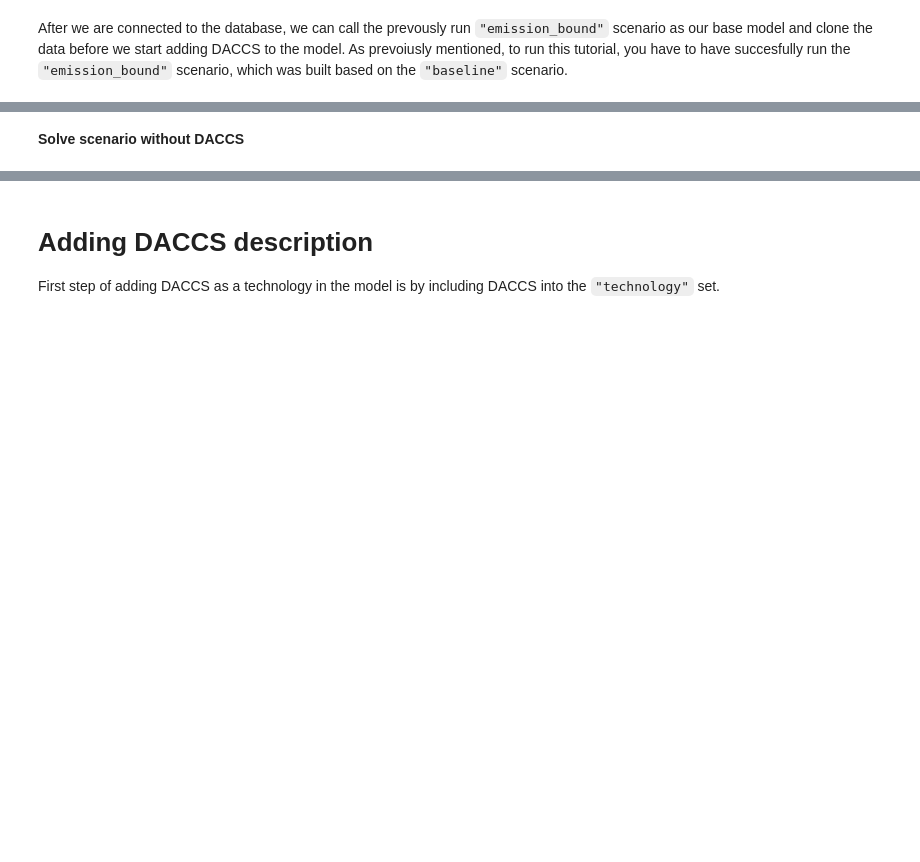
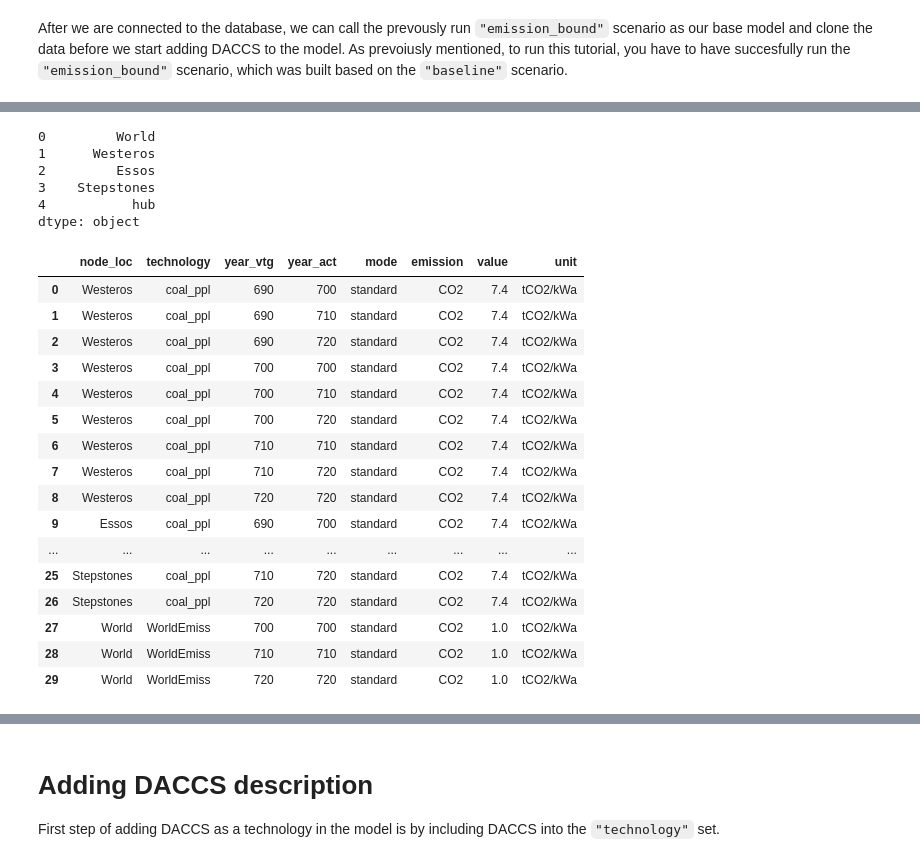
Before and after one commit to ywpratama/message_ix, a Jupyter notebook: tutorial/westeros/tutorial_add_dac/westeros_multinode_emissions_bounds_daccs.ipynb, the cells around one changed output, grey strips where cells are left out. Cells and saved outputs as stored; diff of their text form; code cells hidden in the pictures; blank space fills up the shorter version.

```diff
--- a/tutorial/westeros/tutorial_add_dac/westeros_multinode_emissions_bounds_daccs.ipynb
+++ b/tutorial/westeros/tutorial_add_dac/westeros_multinode_emissions_bounds_daccs.ipynb
@@ -114,2 +46,0 @@ scenario.add_par(
-# %% [markdown]
-**Solve scenario without DACCS**
@@ -123,0 +47,9 @@ print('Objective value: ', scenario.var("OBJ")["lvl"])
+# %%
+regions
+# %% [output]
+0         World
+1      Westeros
+2         Essos
+3    Stepstones
+4           hub
+dtype: object
@@ -123,0 +65,60 @@ print('Objective value: ', scenario.var("OBJ")["lvl"])
+# %%
+# add emission factor
+# First we introduce the emission of CO2 and the emission category GHG
+scenario.add_set("emission", "CO2")
+scenario.add_cat("emission", "GHG", "CO2")
+
+# Then we add new units to the model library (needed only once)
+mp.add_unit("tCO2/kWa")
+mp.add_unit("MtCO2")
+
+model_years = sorted(list(set(act_years)))
+
+# Last we add CO2 emissions to the coal powerplant
+for reg in regions:
+    if reg not in ["World","hub"]:
+        emission_factor = make_df(
+            "emission_factor",
+            node_loc=reg,
+            year_vtg=vintage_years,
+            year_act=act_years,
+            mode="standard",
+            unit="tCO2/kWa",
+            technology="coal_ppl",
+            emission="CO2",
+            value=7.4,
+        )
+        scenario.add_par("emission_factor", emission_factor)
+
+# Last we add CO2 emissions to the WorldEmiss
+emission_factor = make_df(
+    "emission_factor",
+    node_loc="World",
+    year_vtg=model_years,
+    year_act=model_years,
+    mode="standard",
+    unit="tCO2/kWa",
+    technology="WorldEmiss",
+    emission="CO2",
+    value=1,
+)
+scenario.add_par("emission_factor", emission_factor)
+scenario.par("emission_factor")
+# %% [output]
+|  | node_loc | technology | year_vtg | year_act | mode | emission | value | unit |
+| 0 | Westeros | coal_ppl | 690 | 700 | standard | CO2 | 7.4 | tCO2/kWa |
+| 1 | Westeros | coal_ppl | 690 | 710 | standard | CO2 | 7.4 | tCO2/kWa |
+| 2 | Westeros | coal_ppl | 690 | 720 | standard | CO2 | 7.4 | tCO2/kWa |
+| 3 | Westeros | coal_ppl | 700 | 700 | standard | CO2 | 7.4 | tCO2/kWa |
+| 4 | Westeros | coal_ppl | 700 | 710 | standard | CO2 | 7.4 | tCO2/kWa |
+| 5 | Westeros | coal_ppl | 700 | 720 | standard | CO2 | 7.4 | tCO2/kWa |
+| 6 | Westeros | coal_ppl | 710 | 710 | standard | CO2 | 7.4 | tCO2/kWa |
+| 7 | Westeros | coal_ppl | 710 | 720 | standard | CO2 | 7.4 | tCO2/kWa |
+| 8 | Westeros | coal_ppl | 720 | 720 | standard | CO2 | 7.4 | tCO2/kWa |
+| 9 | Essos | coal_ppl | 690 | 700 | standard | CO2 | 7.4 | tCO2/kWa |
+| ... | ... | ... | ... | ... | ... | ... | ... | ... |
+| 25 | Stepstones | coal_ppl | 710 | 720 | standard | CO2 | 7.4 | tCO2/kWa |
+| 26 | Stepstones | coal_ppl | 720 | 720 | standard | CO2 | 7.4 | tCO2/kWa |
+| 27 | World | WorldEmiss | 700 | 700 | standard | CO2 | 1.0 | tCO2/kWa |
+| 28 | World | WorldEmiss | 710 | 710 | standard | CO2 | 1.0 | tCO2/kWa |
+| 29 | World | WorldEmiss | 720 | 720 | standard | CO2 | 1.0 | tCO2/kWa |
```
Also changed, not shown: parts of 33 cells of this notebook, 3 other files.
